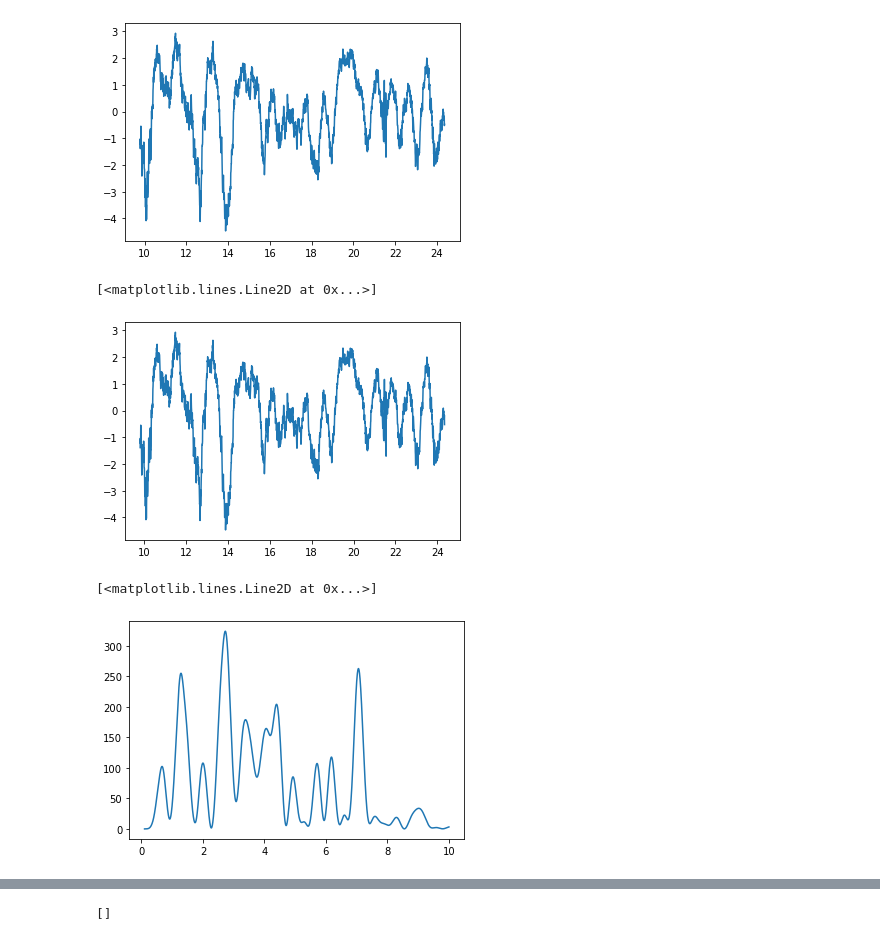
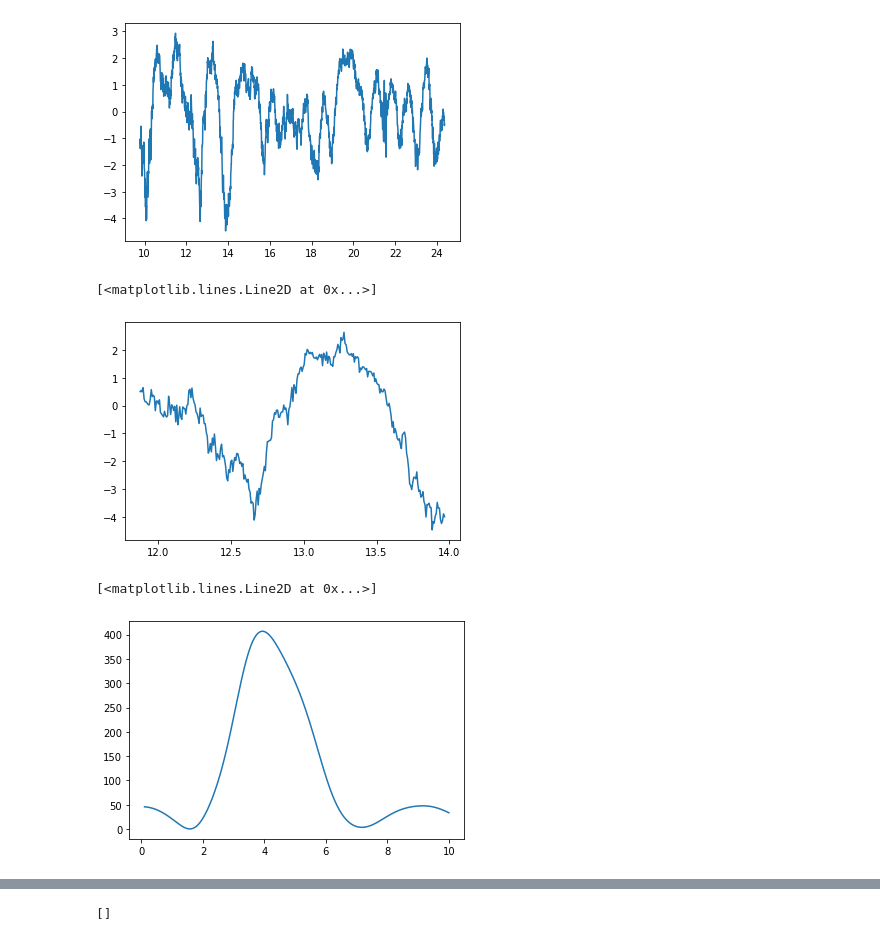
Before and after one commit to ziqing97/gnss_ir_analyze, a Jupyter notebook: src/test.ipynb, the cells around one changed output, grey strips where cells are left out. Saved outputs shown, nothing was run; the diff lists cells and outputs as text; code cells hidden in the pictures.

```diff
--- a/src/test.ipynb
+++ b/src/test.ipynb
@@ -132,12 +132,12 @@ plt.plot(elevation_filtered,snr1_ref)
 [<matplotlib.lines.Line2D at 0x...>]
 [figure]
 # %%
-elevation_filtered_choosen = elevation_filtered[1:-1]
-snr1_ref_choosen = snr1_ref[1:-1]
+elevation_filtered_choosen = elevation_filtered[301:600]
+snr1_ref_choosen = snr1_ref[301:600]
 plt.plot(elevation_filtered_choosen,snr1_ref_choosen)
 # %% [output]
 [<matplotlib.lines.Line2D at 0x...>]
-[figure, old version]
+[figure, new version]
 # %%
 x_data = (np.sin(elevation_filtered_choosen*np.pi/180) * 4 * np.pi / WAVELENTH_S1).ravel()
 y_data = snr1_ref_choosen.ravel()
@@ -147,7 +147,7 @@ power = signal.lombscargle(x_data,y_data,w)
 plt.plot(w,power)
 # %% [output]
 [<matplotlib.lines.Line2D at 0x...>]
-[figure, old version]
+[figure, new version]
 # %%
 min_height = 0.01
 max_height = 3 # meter
```
Also changed, not shown: parts of 5 cells of this notebook.
